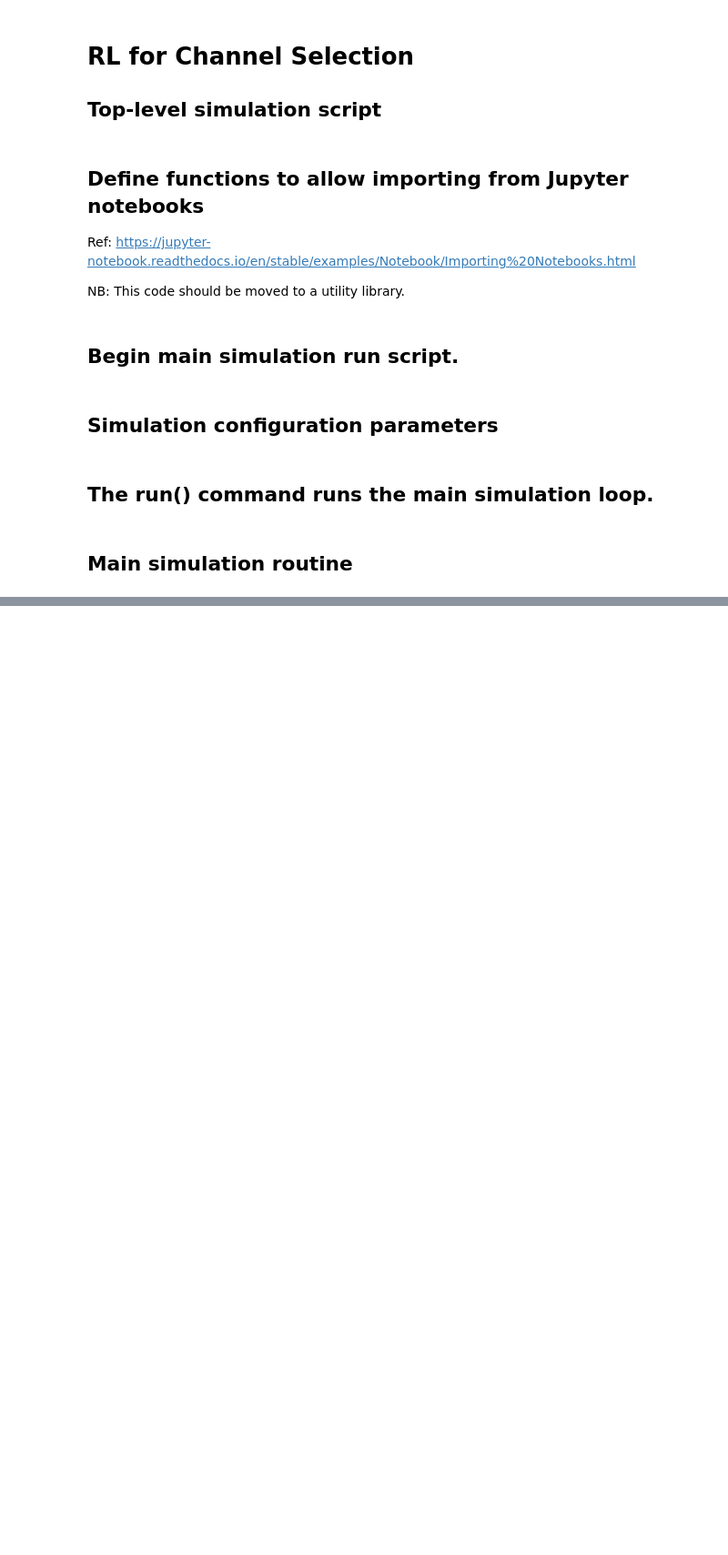
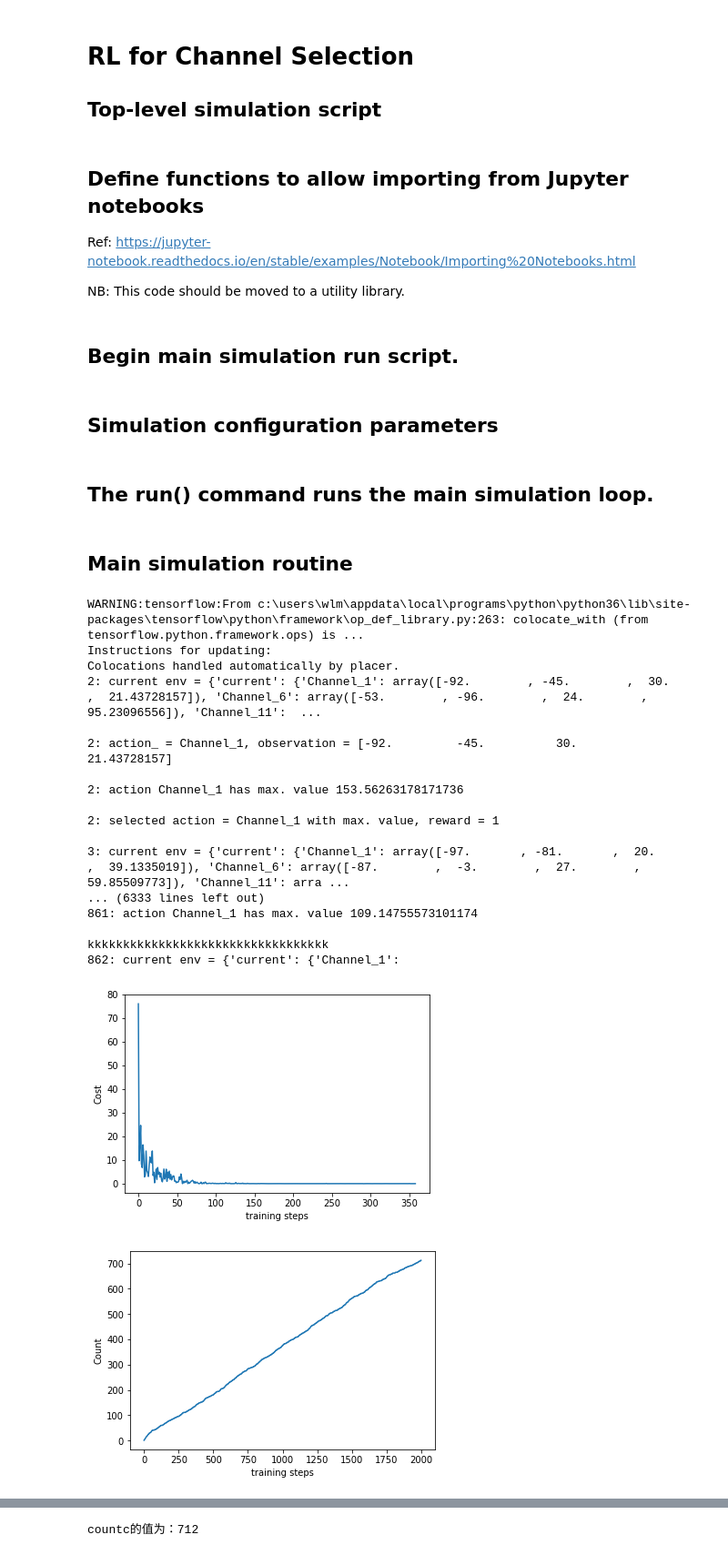
Before and after one commit to wlmsnow/Channel_Selection, a Jupyter notebook: run_this.ipynb, the cells around one changed output, grey strips where cells are left out. Shown at 91% size. Saved outputs shown, nothing was run; the diff lists cells and outputs as text; code cells hidden in the pictures; blank space fills up the shorter version.

```diff
--- a/run_this.ipynb
+++ b/run_this.ipynb
@@ -181,31 +181,52 @@ def run():
 # %%
 if __name__ == "__main__":
     # maze game
     env = Env()
 
     # For ease of access to DQN config. parameters.
     learningRate = sim['cfg']['dqn']['learningRate']
     rewardDecay = sim['cfg']['dqn']['rewardDecay']
     eGreedy = sim['cfg']['dqn']['eGreedy']
     replaceTargetIter = sim['cfg']['dqn']['replaceTargetIter']
     rewardDecay = sim['cfg']['dqn']['learningRate']
     memorySize = sim['cfg']['dqn']['memorySize']
 
     RL = DeepQNetwork(env.n_actions, env.n_features,
                       learning_rate=learningRate,
                       reward_decay=rewardDecay,
                       e_greedy=eGreedy,
                       replace_target_iter=replaceTargetIter,
                       memory_size=memorySize,
                       )
 
     run()
     RL.plot_cost()
-    #env.plot_count()
+    env.plot_count()
+    plt.figure()
     plt.plot(
         np.divide(np.cumsum([1 if i >= 1 else 0 for i in env.count_history]), np.arange(len(env.count_history)) +1),
         '.-')
     plt.xlabel('Training Step')
     plt.ylabel('Cumulative % selection action is max. value action')
     plt.grid(True)
     plt.show()
+# %% [output]
+WARNING:tensorflow:From c:\users\wlm\appdata\local\programs\python\python36\lib\site-packages\tensorflow\python\framework\op_def_library.py:263: colocate_with (from tensorflow.python.framework.ops) is ...
+Instructions for updating:
+Colocations handled automatically by placer.
+2: current env = {'current': {'Channel_1': array([-92.        , -45.        ,  30.        ,  21.43728157]), 'Channel_6': array([-53.        , -96.        ,  24.        ,  95.23096556]), 'Channel_11':  ...
+
+2: action_ = Channel_1, observation = [-92.         -45.          30.          21.43728157]
+
+2: action Channel_1 has max. value 153.56263178171736
+
+2: selected action = Channel_1 with max. value, reward = 1
+
+3: current env = {'current': {'Channel_1': array([-97.       , -81.       ,  20.       ,  39.1335019]), 'Channel_6': array([-87.        ,  -3.        ,  27.        ,  59.85509773]), 'Channel_11': arra ...
+... (6333 lines left out)
+861: action Channel_1 has max. value 109.14755573101174
+
+kkkkkkkkkkkkkkkkkkkkkkkkkkkkkkkkkk
+862: current env = {'current': {'Channel_1':
+[figure, added]
+[figure, added]
@@ -211,0 +234 @@ if __name__ == "__main__":
+countc的值为：712
```
Also changed, not shown: parts of 3 cells of this notebook, 2 other files.
